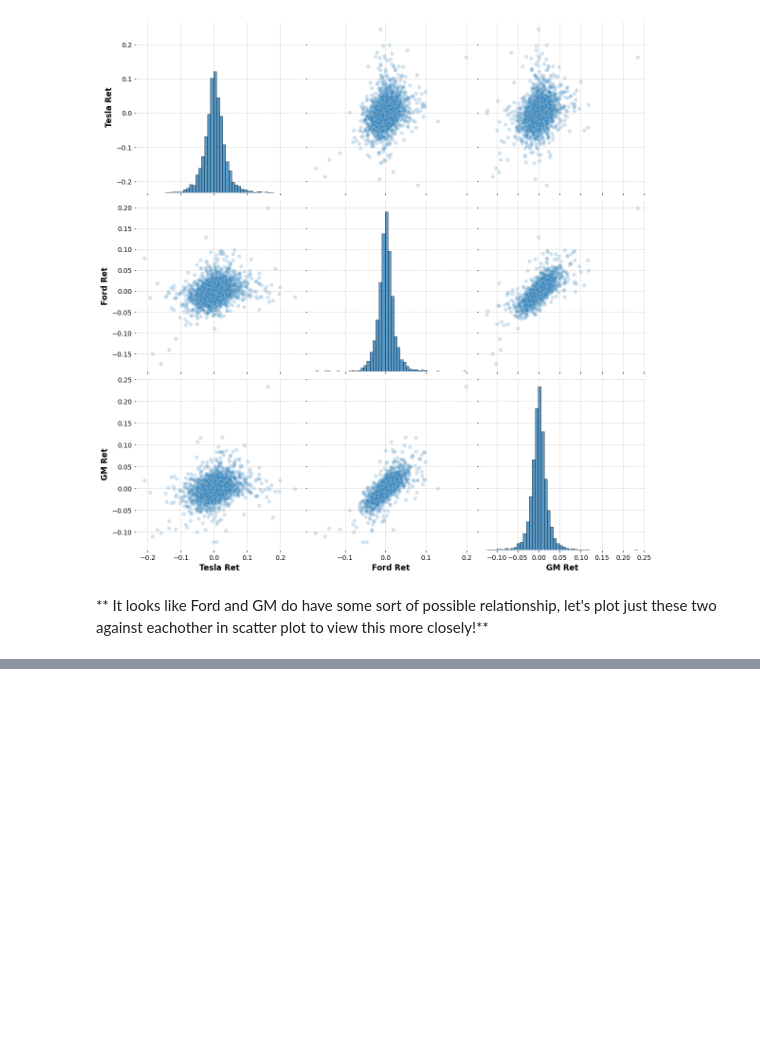
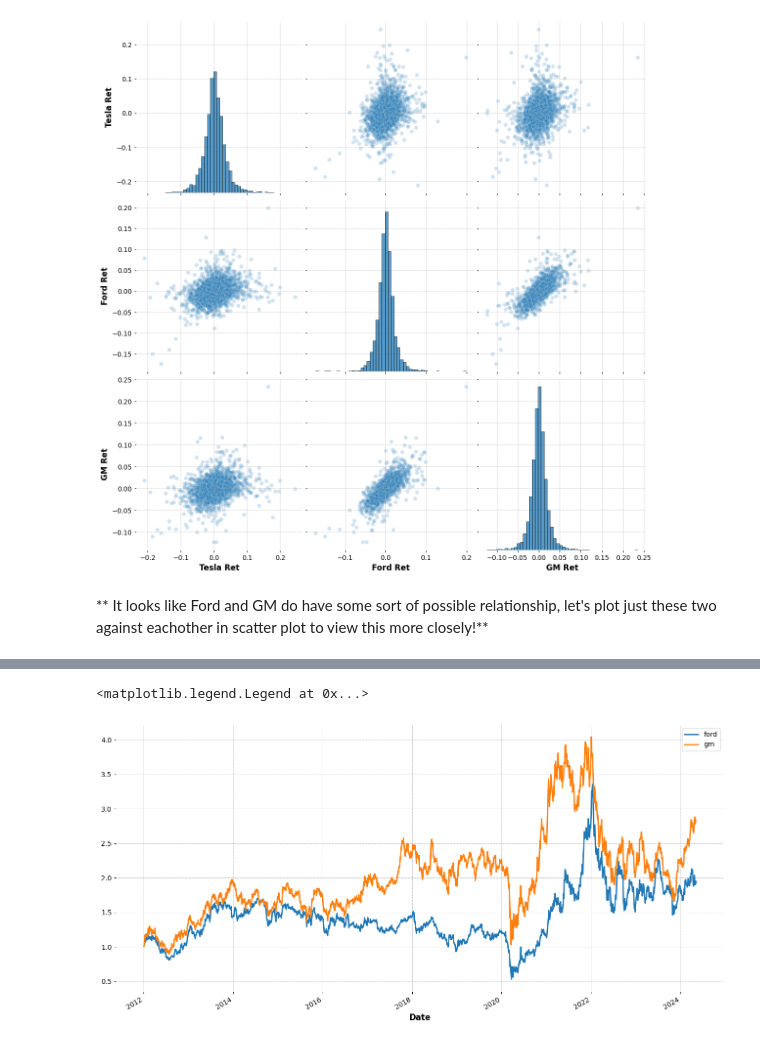
Before and after one commit to PATELALISH/Capstone-Stock-Market-Analysis, a Jupyter notebook: Questions Notebook/New Stock Market Analysis Project.ipynb, the cells around one changed output, grey strips where cells are left out. Drawn from its saved outputs; the diff is of its cells as text; code cells hidden in the pictures; blank space fills up the shorter version.

```diff
--- a/Questions Notebook/New Stock Market Analysis Project.ipynb
+++ b/Questions Notebook/New Stock Market Analysis Project.ipynb
@@ -417,0 +502,8 @@ plt.figure(figsize=(15, 15))
+# %%
+ford['Cumulative Return'].plot(label='ford',figsize=(16,8))
+gm['Cumulative Return'].plot(label='gm')
+plt.legend()
+#Ford has the lowest return.
+# %% [output]
+<matplotlib.legend.Legend at 0x...>
+[figure, added]
```
Also changed, not shown: parts of 14 cells of this notebook.
